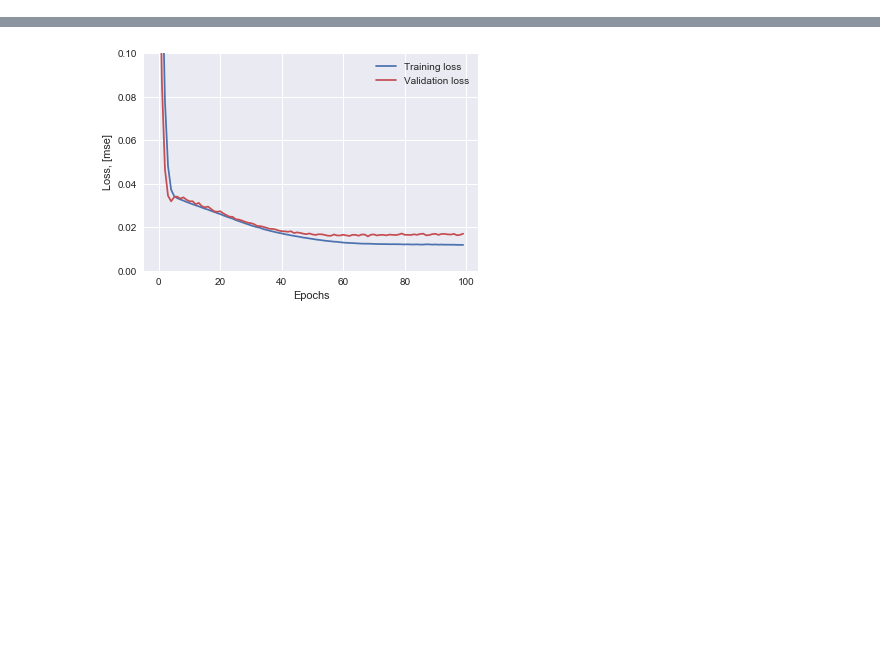
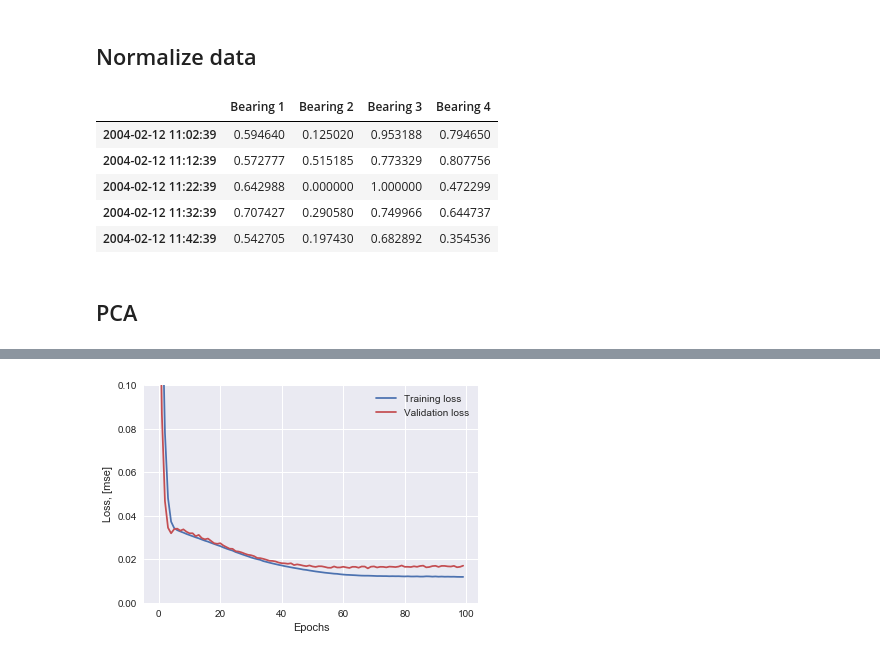
Before and after one commit to MaxDam/deep-learning-experiments, a Jupyter notebook: anomaly_detection/TOWARD_DATASCIENCE_ARTICLE/anomalyDetectionByArticle.ipynb, the cells around one changed output, grey strips where cells are left out. Drawn from its saved outputs; the diff is of its cells as text; code cells hidden in the pictures; blank space fills up the shorter version.

```diff
--- a/anomaly_detection/TOWARD_DATASCIENCE_ARTICLE/anomalyDetectionByArticle.ipynb
+++ b/anomaly_detection/TOWARD_DATASCIENCE_ARTICLE/anomalyDetectionByArticle.ipynb
@@ -76,16 +68,25 @@ dataset_train.plot(figsize = (12,6))
+# %% [markdown]
+## Normalize data
 # %%
 #Normalize data:
 scaler = preprocessing.MinMaxScaler()
 
-X_train = pd.DataFrame(scaler.fit_transform(dataset_train),
-                              columns=dataset_train.columns,
-                              index=dataset_train.index)
+X_train = pd.DataFrame(scaler.fit_transform(dataset_train), columns=dataset_train.columns, index=dataset_train.index)
 
 # Random shuffle training data
 X_train.sample(frac=1)
-X_test = pd.DataFrame(scaler.transform(dataset_test),
-                             columns=dataset_test.columns,
-                             index=dataset_test.index)
+X_test = pd.DataFrame(scaler.transform(dataset_test), columns=dataset_test.columns, index=dataset_test.index)
+
+X_train.head()
+# %% [output]
+|  | Bearing 1 | Bearing 2 | Bearing 3 | Bearing 4 |
+| 2004-02-12 11:02:39 | 0.594640 | 0.125020 | 0.953188 | 0.794650 |
+| 2004-02-12 11:12:39 | 0.572777 | 0.515185 | 0.773329 | 0.807756 |
+| 2004-02-12 11:22:39 | 0.642988 | 0.000000 | 1.000000 | 0.472299 |
+| 2004-02-12 11:32:39 | 0.707427 | 0.290580 | 0.749966 | 0.644737 |
+| 2004-02-12 11:42:39 | 0.542705 | 0.197430 | 0.682892 | 0.354536 |
+# %% [markdown]
+## PCA
 # %%
 '''
 from sklearn.decomposition import PCA
```
Also changed, not shown: parts of 15 cells of this notebook, 3 other files.
